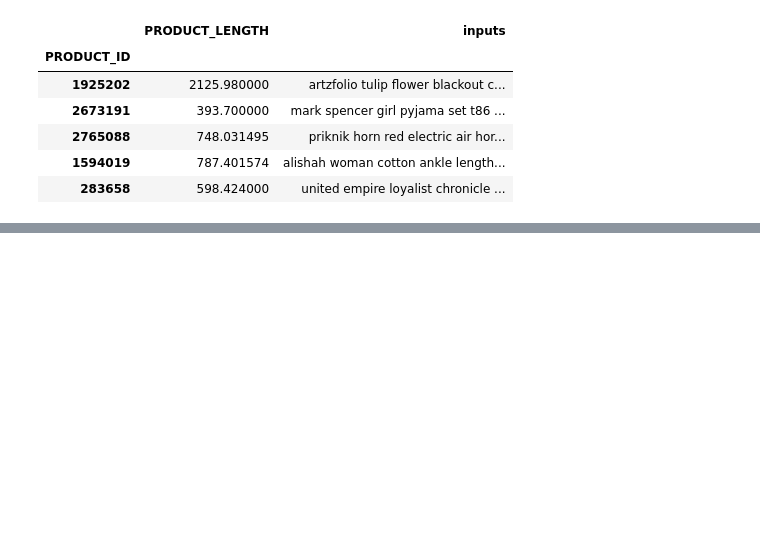
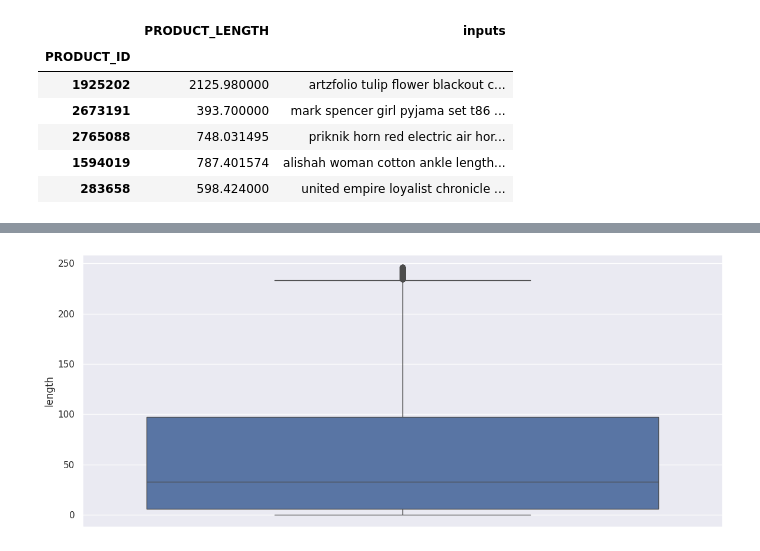
Before and after one commit to Nilkantg/ML-Challenge-2023, a Jupyter notebook: Amazon ML 2023 Challenge.ipynb, the cells around one changed output, grey strips where cells are left out. Saved outputs shown, nothing was run; the diff lists cells and outputs as text; code cells hidden in the pictures; blank space fills up the shorter version.

```diff
--- a/Amazon ML 2023 Challenge.ipynb
+++ b/Amazon ML 2023 Challenge.ipynb
@@ -375,0 +411,4 @@ with open('/content/train.csv', 'r') as infile, open('/content/train_fixed.csv',
+# %%
+boxplot(cleaned_numeric_data2["length"])
+# %% [output]
+[figure, added]
```
Also changed, not shown: parts of 53 cells of this notebook.
